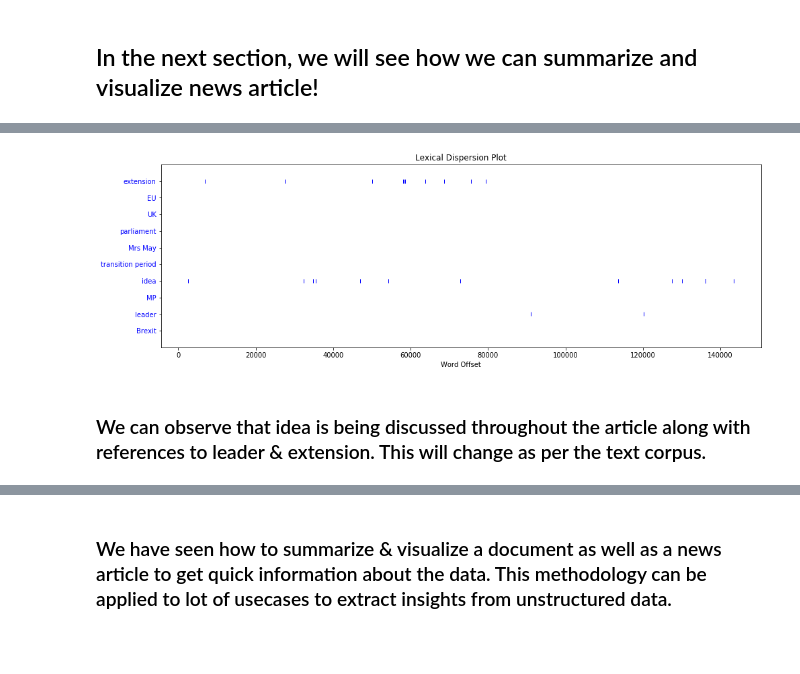
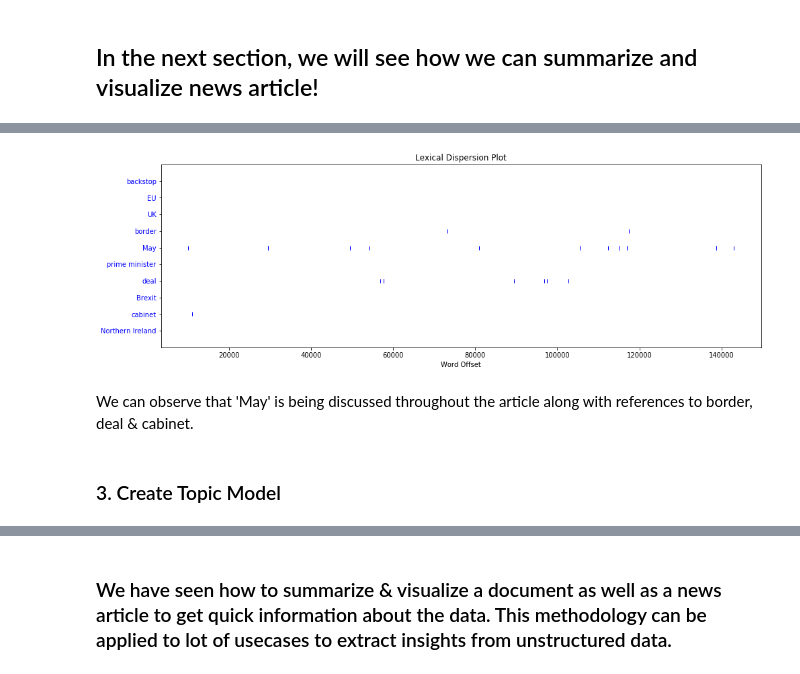
Before and after one commit to IBM/text-summarization-and-visualization-using-watson-studio, a Jupyter notebook: notebook/Text_Summarize_and_Visualize.ipynb, the cells around one changed output, grey strips where cells are left out. Drawn from its saved outputs; the diff is of its cells as text; code cells hidden in the pictures; blank space fills up the shorter version.

```diff
--- a/notebook/Text_Summarize_and_Visualize.ipynb
+++ b/notebook/Text_Summarize_and_Visualize.ipynb
@@ -451,12 +470,14 @@ plt.show()
 # %%
 from nltk.book import text4 as content
 plt.figure(figsize=(16,5))
-topics = ['extension', 'EU','UK', 'parliament', 'Mrs May', 'transition period', 'idea', 'MP', 'leader', 'Brexit']
+topics = ['backstop', 'EU','UK', 'border', 'May', 'prime minister', 'deal', 'Brexit', 'cabinet', 'Northern Ireland']
 content.dispersion_plot(topics)
 # %% [output]
-[figure, old version]
+[figure, new version]
 # %% [markdown]
-### We can observe that idea is being discussed throughout the article along with references to leader & extension. This will change as per the text corpus.
+We can observe that 'May' is being discussed throughout the article along with references to border, deal & cabinet.
+# %% [markdown]
+### 3. Create Topic Model
 # %%
 tokenized_sents = list(sent_to_words(filtered_sentence))
 
```
Also changed, not shown: parts of 40 cells of this notebook.
